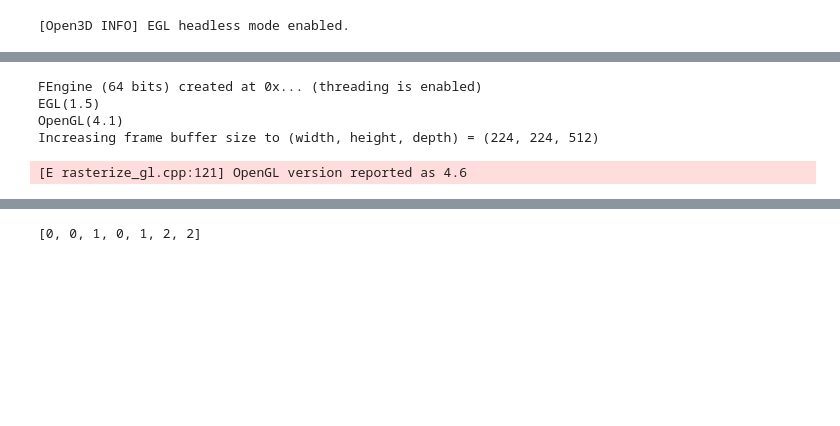
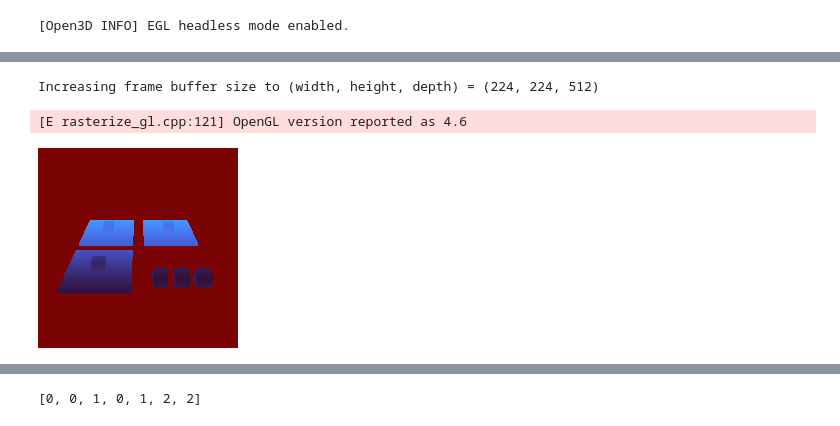
Before and after one commit to probcomp/bayes3d, a Jupyter notebook: experiments/tabletop/block_world.ipynb, the cells around one changed output, grey strips where cells are left out. Cells and saved outputs as stored; diff of their text form; code cells hidden in the pictures; blank space fills up the shorter version.

```diff
--- a/experiments/tabletop/block_world.ipynb
+++ b/experiments/tabletop/block_world.ipynb
@@ -27,10 +27,11 @@ original_intrinsics = b.Intrinsics(
     near=0.001, far=6.0
 )
 
+meshes = []
+meshes.append(b.mesh.make_cuboid_mesh(jnp.array([0.1, 0.1, 0.1])))
+meshes.append(b.mesh.make_cuboid_mesh(jnp.array([0.5, 0.5, 0.02])))
 renderer = b.Renderer(original_intrinsics)
-renderer.add_mesh(b.mesh.make_cuboid_mesh(jnp.array([0.1, 0.1, 0.1])))
-renderer.add_mesh_from_file(os.path.join(b.utils.get_assets_dir(), "sample_objs/sphere.obj"),scaling_factor=1.0/10.0)
-renderer.add_mesh_from_file(os.path.join(b.utils.get_assets_dir(), "sample_objs/pyramid.obj"),scaling_factor=1.0/10.0)
-renderer.add_mesh(b.mesh.make_cuboid_mesh(jnp.array([0.7, 0.7, 0.02])))
+for m in meshes:
+    renderer.add_mesh(m)
 table_mesh = b.mesh.make_cuboid_mesh(jnp.array([5.0, 5.0, 0.01]))
 # %% [output]
@@ -111,8 +157,17 @@ b.show_cloud("1", observed_point_cloud_image[:,:,:3].reshape(-1,3))
 # %%
-# observed_point_cloud_image = renderer.render_multiobject(poses, [0 for _ in range(len(poses))])[:,:,:3]
-# b.clear()
-# b.show_cloud("1", observed_point_cloud_image[:,:,:3].reshape(-1,3))
-# b.get_depth_image(observed_point_cloud_image[:,:,2])
+intrinsics = rgbd.intrinsics
+renderer = b.Renderer(intrinsics)
+for m in meshes:
+    renderer.add_mesh(m)
+
+observed_point_cloud_image = renderer.render_multiobject(poses, ids)[:,:,:3]
+b.clear()
+b.show_cloud("1", observed_point_cloud_image[:,:,:3].reshape(-1,3))
+b.get_depth_image(observed_point_cloud_image[:,:,2])
+# %% [output]
+Increasing frame buffer size to (width, height, depth) = (224, 224, 512)
+[E rasterize_gl.cpp:121] OpenGL version reported as 4.6
+[figure, added]
 # %%
 grid_params = [
     (0.6, jnp.pi, (11,11,11)), (0.6, jnp.pi/3, (11,11,11)), (0.4, jnp.pi/5, (11,11,1)),
@@ -131,18 +186,6 @@ contact_param_gridding_schedule = [
     )
     for (x,ang,nums) in grid_params
 ]
-
-renderer = b.Renderer(intrinsics)
-renderer.add_mesh(b.mesh.make_cuboid_mesh(jnp.array([0.1, 0.1, 0.1])))
-renderer.add_mesh_from_file(os.path.join(b.utils.get_assets_dir(), "sample_objs/sphere.obj"),scaling_factor=1.0/10.0)
-renderer.add_mesh_from_file(os.path.join(b.utils.get_assets_dir(), "sample_objs/pyramid.obj"),scaling_factor=1.0/10.0)
-renderer.add_mesh(b.mesh.make_cuboid_mesh(jnp.array([0.7, 0.7, 0.02])))
-# %% [output]
-FEngine (64 bits) created at 0x... (threading is enabled)
-EGL(1.5)
-OpenGL(4.1)
-Increasing frame buffer size to (width, height, depth) = (224, 224, 512)
-[E rasterize_gl.cpp:121] OpenGL version reported as 4.6
 # %%
 # trace = Trace(
 #     plane_pose[None,...], [21],
```
Also changed, not shown: parts of 11 cells of this notebook.
